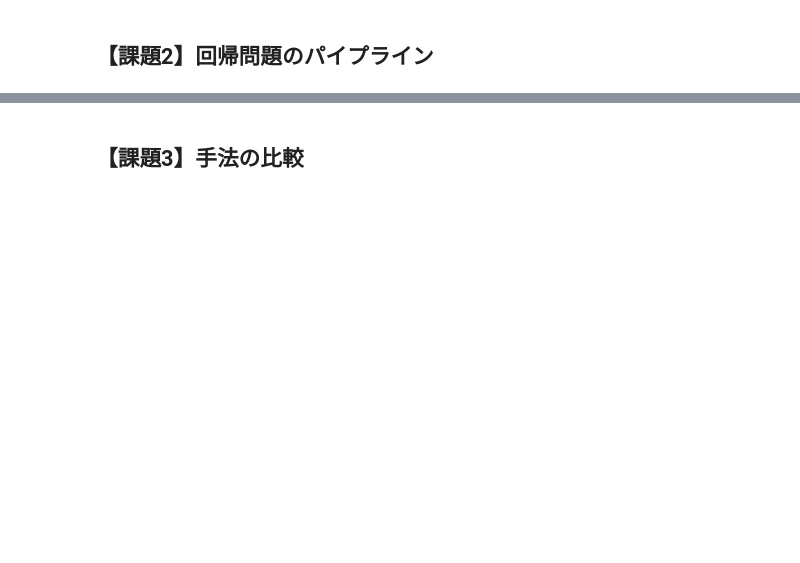
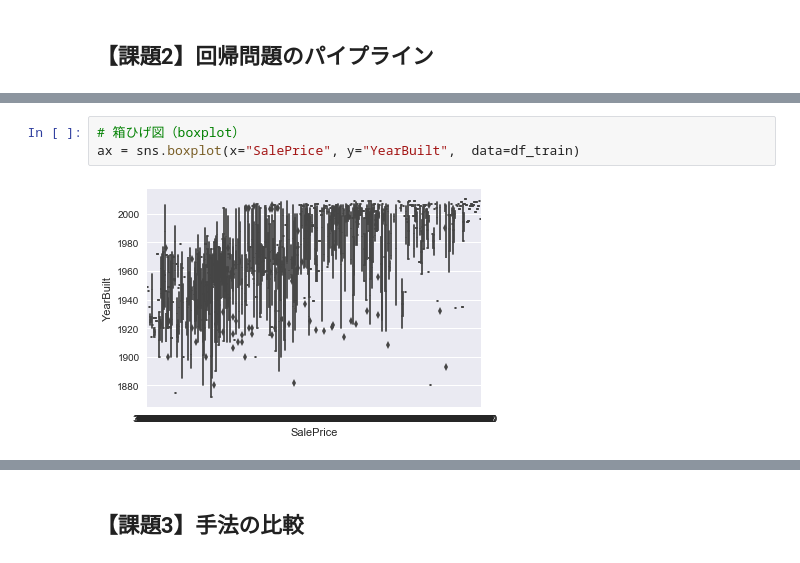
Before and after one commit to norotime/diveintocode-ml, a Jupyter notebook: week4/week4-work2.ipynb, the cells around one changed output, grey strips where cells are left out. Drawn from its saved outputs; the diff is of its cells as text; blank space fills up the shorter version.

```diff
--- a/week4/week4-work2.ipynb
+++ b/week4/week4-work2.ipynb
@@ -10,0 +88,5 @@
+# %%
+# 箱ひげ図（boxplot）
+ax = sns.boxplot(x="SalePrice", y="YearBuilt",  data=df_train)
+# %% [output]
+[figure, added]
```
Also changed, not shown: parts of 19 cells of this notebook.
